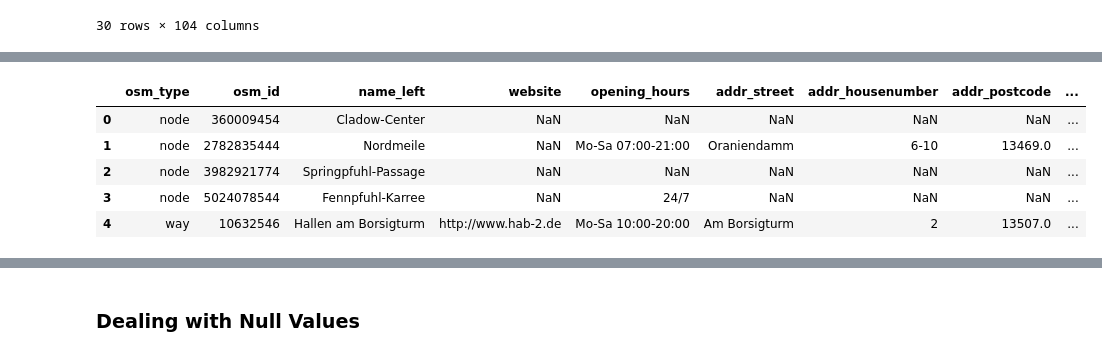
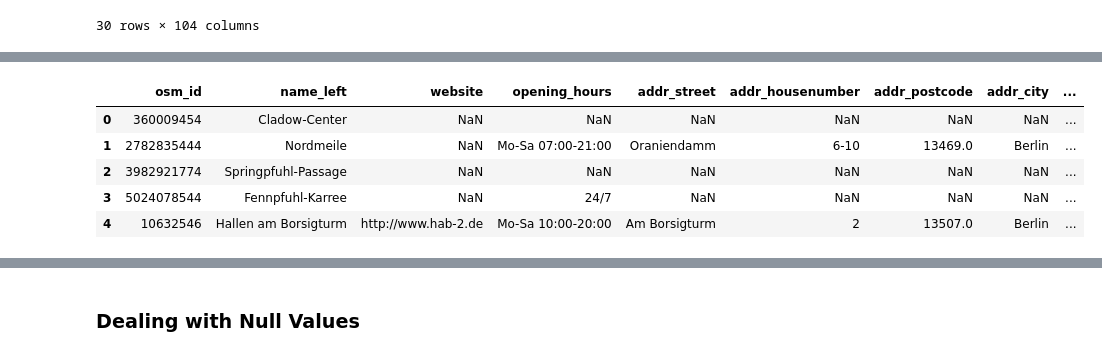
Before and after one commit to DanielSiebert-dev/layered-populate-data-pool-da, a Jupyter notebook: malls/notebooks/clean-notebook.ipynb, the cells around one changed output, grey strips where cells are left out. Saved outputs shown, nothing was run; the diff lists cells and outputs as text; code cells hidden in the pictures.

```diff
--- a/malls/notebooks/clean-notebook.ipynb
+++ b/malls/notebooks/clean-notebook.ipynb
@@ -90,29 +90,30 @@ dtype: int64
 # %%
 df_columns_drop = df.copy()
 columns_to_drop = [
+    'osm_type',
     'operator',
     'brand',
     'start_date',
     'level',
     'gem_left',
     'namgem_left',
     'namlan_left',
     'lan_left',
     'index__neigh',
     'name',
     'gem__neigh',
     'namgem__neigh',
     'namlan__neigh',
     'lan__neigh'
 ]
 df_kept = df_columns_drop.drop(columns=columns_to_drop)
 df_kept.head()
 # %% [output]
-|  | osm_type | osm_id | name_left | website | opening_hours | addr_street | addr_housenumber | addr_postcode | ... |
-| 0 | node | 360009454 | Cladow-Center | NaN | NaN | NaN | NaN | NaN | ... |
-| 1 | node | 2782835444 | Nordmeile | NaN | Mo-Sa 07:00-21:00 | Oraniendamm | 6-10 | 13469.0 | ... |
-| 2 | node | 3982921774 | Springpfuhl-Passage | NaN | NaN | NaN | NaN | NaN | ... |
-| 3 | node | 5024078544 | Fennpfuhl-Karree | NaN | 24/7 | NaN | NaN | NaN | ... |
-| 4 | way | 10632546 | Hallen am Borsigturm | http://www.hab-2.de | Mo-Sa 10:00-20:00 | Am Borsigturm | 2 | 13507.0 | ... |
+|  | osm_id | name_left | website | opening_hours | addr_street | addr_housenumber | addr_postcode | addr_city | ... |
+| 0 | 360009454 | Cladow-Center | NaN | NaN | NaN | NaN | NaN | NaN | ... |
+| 1 | 2782835444 | Nordmeile | NaN | Mo-Sa 07:00-21:00 | Oraniendamm | 6-10 | 13469.0 | Berlin | ... |
+| 2 | 3982921774 | Springpfuhl-Passage | NaN | NaN | NaN | NaN | NaN | NaN | ... |
+| 3 | 5024078544 | Fennpfuhl-Karree | NaN | 24/7 | NaN | NaN | NaN | NaN | ... |
+| 4 | 10632546 | Hallen am Borsigturm | http://www.hab-2.de | Mo-Sa 10:00-20:00 | Am Borsigturm | 2 | 13507.0 | Berlin | ... |
 # %%
 df_kept.dtypes
```
Also changed, not shown: parts of 26 cells of this notebook, 1 other file.
